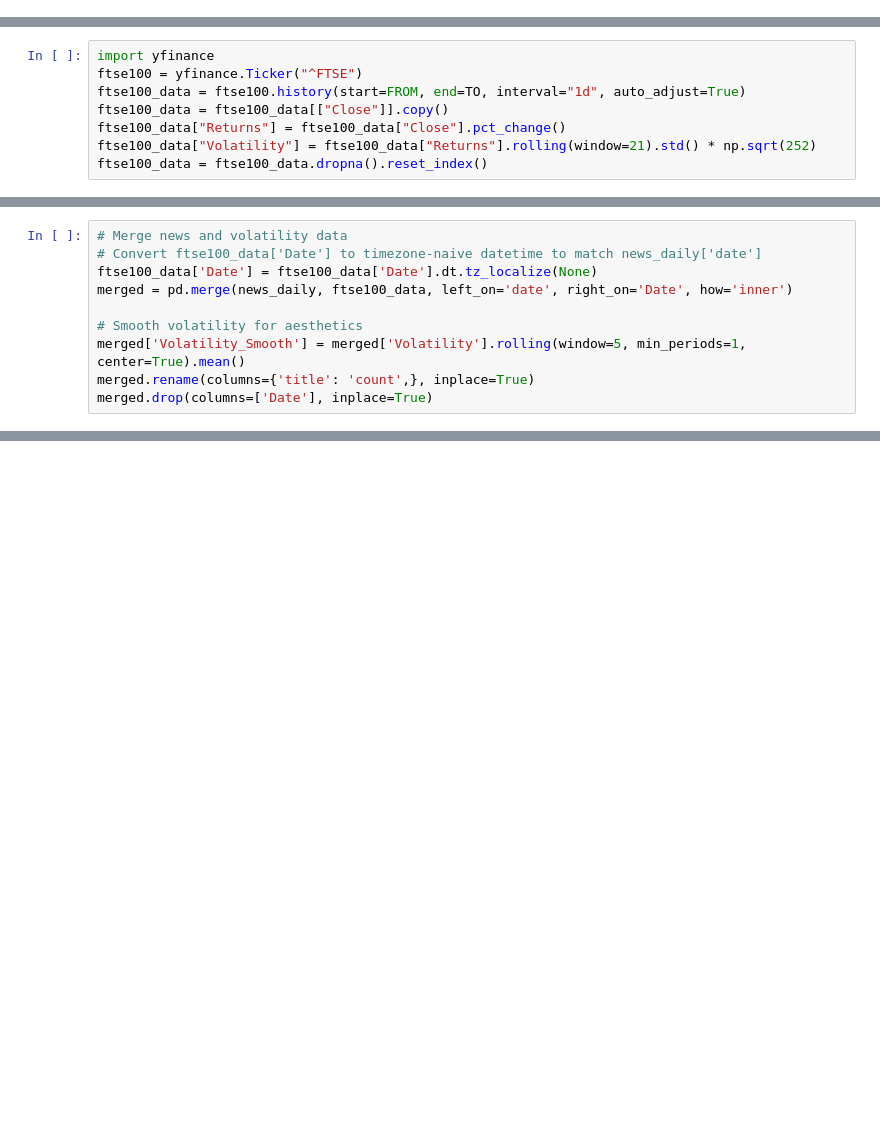
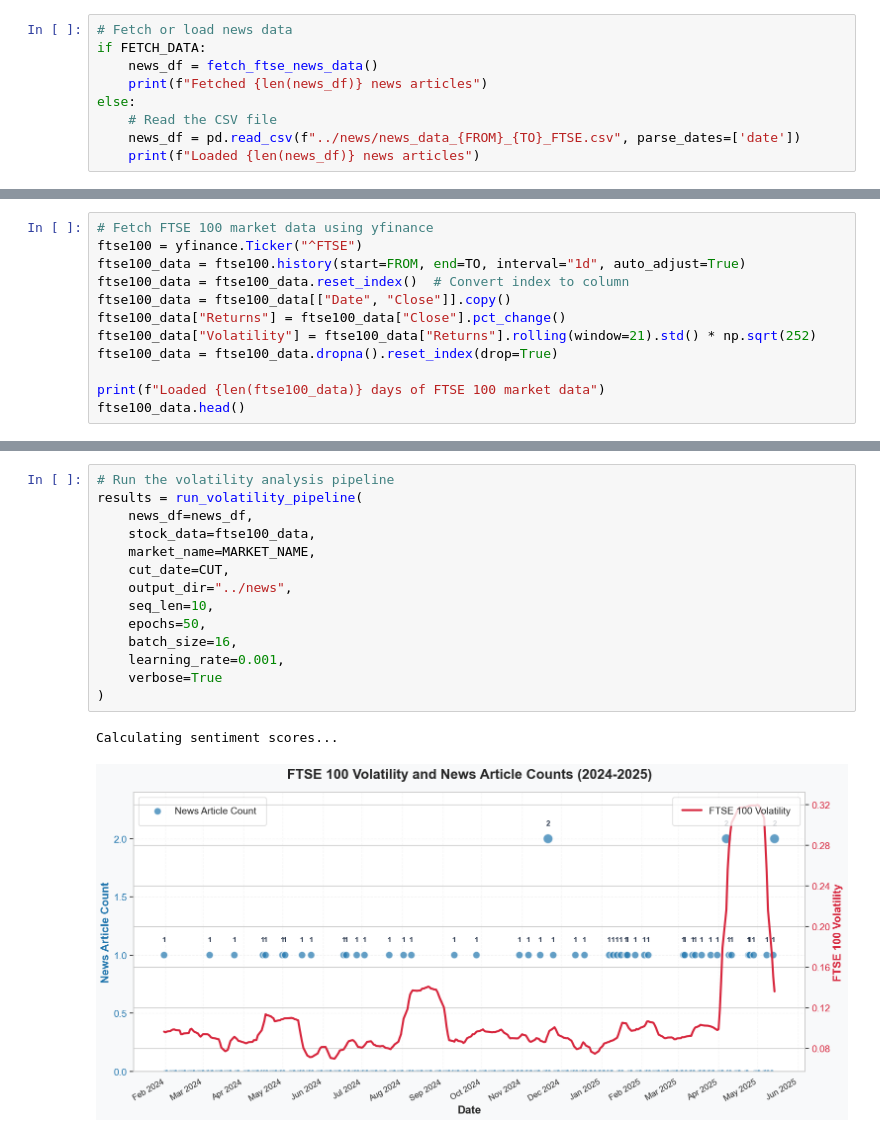
Before and after one commit to nestorojeda/DistilBERTFinancialSentiment, a Jupyter notebook: notebooks/5_volatility_analysis_ftse.ipynb, the cells around one changed output, grey strips where cells are left out. Drawn from its saved outputs; the diff is of its cells as text; blank space fills up the shorter version.

```diff
--- a/notebooks/5_volatility_analysis_ftse.ipynb
+++ b/notebooks/5_volatility_analysis_ftse.ipynb
@@ -86,0 +95,9 @@ news_daily = news_df.resample('D', on='date').count().reset_index()
+# %%
+# Fetch or load news data
+if FETCH_DATA:
+    news_df = fetch_ftse_news_data()
+    print(f"Fetched {len(news_df)} news articles")
+else:
+    # Read the CSV file
+    news_df = pd.read_csv(f"../news/news_data_{FROM}_{TO}_FTSE.csv", parse_dates=['date'])
+    print(f"Loaded {len(news_df)} news articles")
@@ -87,8 +106,12 @@ news_daily = news_df.resample('D', on='date').count().reset_index()
 # %%
-import yfinance
+# Fetch FTSE 100 market data using yfinance
 ftse100 = yfinance.Ticker("^FTSE")
 ftse100_data = ftse100.history(start=FROM, end=TO, interval="1d", auto_adjust=True)
-ftse100_data = ftse100_data[["Close"]].copy()
+ftse100_data = ftse100_data.reset_index()  # Convert index to column
+ftse100_data = ftse100_data[["Date", "Close"]].copy()
 ftse100_data["Returns"] = ftse100_data["Close"].pct_change()
 ftse100_data["Volatility"] = ftse100_data["Returns"].rolling(window=21).std() * np.sqrt(252)
-ftse100_data = ftse100_data.dropna().reset_index()
+ftse100_data = ftse100_data.dropna().reset_index(drop=True)
+
+print(f"Loaded {len(ftse100_data)} days of FTSE 100 market data")
+ftse100_data.head()
@@ -95,10 +125,0 @@ ftse100_data = ftse100_data.dropna().reset_index()
-# %%
-# Merge news and volatility data
-# Convert ftse100_data['Date'] to timezone-naive datetime to match news_daily['date']
-ftse100_data['Date'] = ftse100_data['Date'].dt.tz_localize(None)
-merged = pd.merge(news_daily, ftse100_data, left_on='date', right_on='Date', how='inner')
-
-# Smooth volatility for aesthetics
-merged['Volatility_Smooth'] = merged['Volatility'].rolling(window=5, min_periods=1, center=True).mean()
-merged.rename(columns={'title': 'count',}, inplace=True)
-merged.drop(columns=['Date'], inplace=True)
@@ -235,0 +126,17 @@ plt.show()
+# %%
+# Run the volatility analysis pipeline
+results = run_volatility_pipeline(
+    news_df=news_df,
+    stock_data=ftse100_data,
+    market_name=MARKET_NAME,
+    cut_date=CUT,
+    output_dir="../news",
+    seq_len=10,
+    epochs=50,
+    batch_size=16,
+    learning_rate=0.001,
+    verbose=True
+)
+# %% [output]
+Calculating sentiment scores...
+[figure, added]
```
Also changed, not shown: parts of 21 cells of this notebook, 2 other files.
